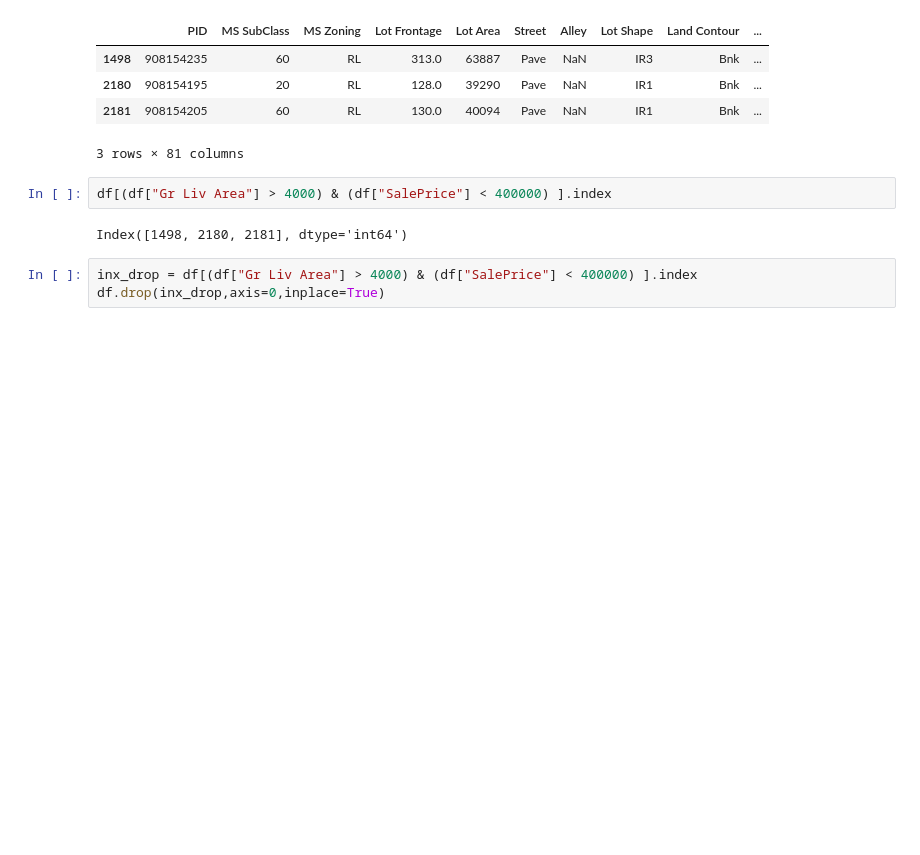
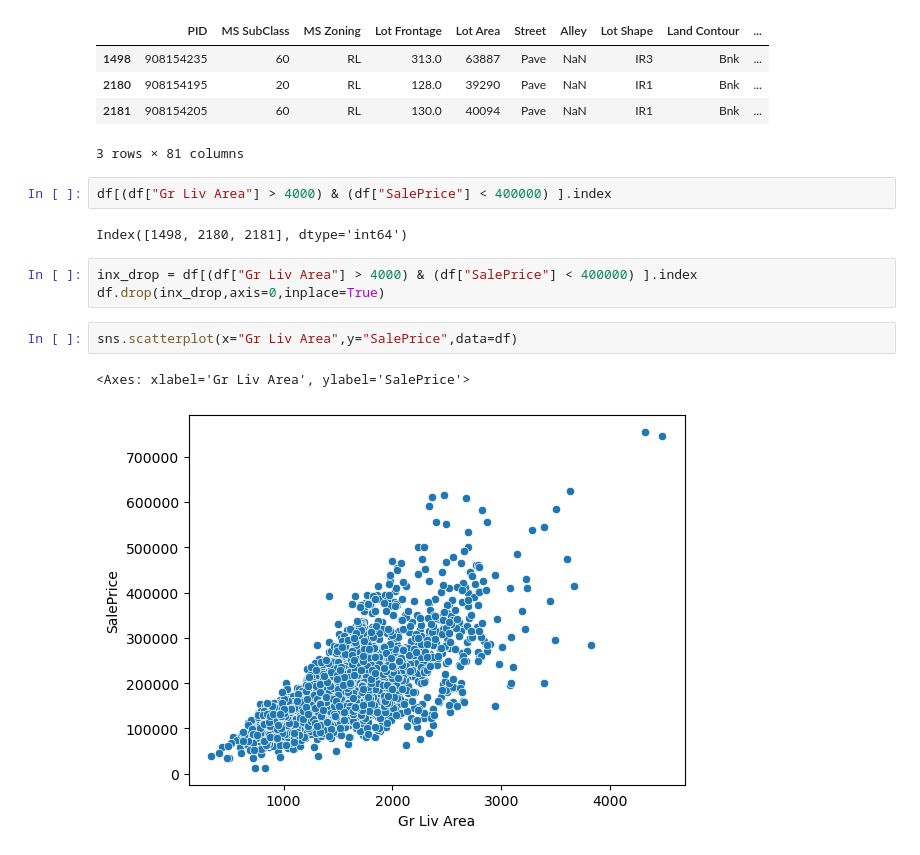
Before and after one commit to xvpowerg/ai2_20241021, a Jupyter notebook: Ch10/Ch10.ipynb, the cells around one changed output. Cells and saved outputs as stored; diff of their text form; blank space fills up the shorter version.

```diff
--- a/Ch10/Ch10.ipynb
+++ b/Ch10/Ch10.ipynb
@@ -305,3 +305,8 @@ Index([1498, 2180, 2181], dtype='int64')
 # %%
 inx_drop = df[(df["Gr Liv Area"] > 4000) & (df["SalePrice"] < 400000) ].index
 df.drop(inx_drop,axis=0,inplace=True)
+# %%
+sns.scatterplot(x="Gr Liv Area",y="SalePrice",data=df)
+# %% [output]
+<Axes: xlabel='Gr Liv Area', ylabel='SalePrice'>
+[figure, added]
```
